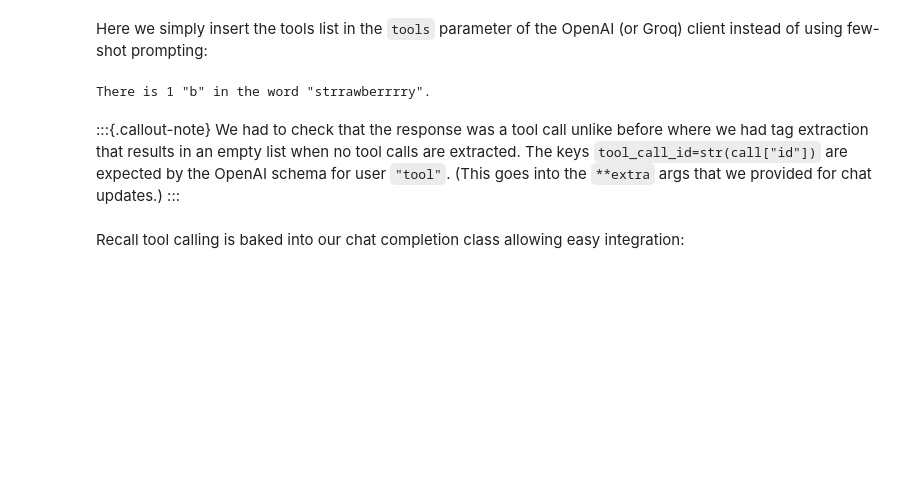
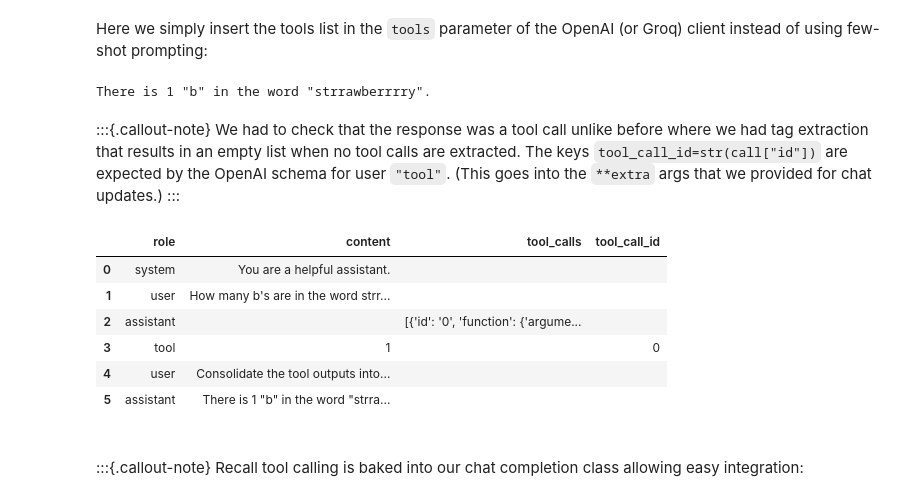
Before and after one commit to particle1331/ai-notebooks, a Jupyter notebook: topics/agents/03.ipynb, the cells around one changed output. Drawn from its saved outputs; the diff is of its cells as text; code cells hidden in the pictures; blank space fills up the shorter version.

```diff
--- a/topics/agents/03.ipynb
+++ b/topics/agents/03.ipynb
@@ -321,13 +321,13 @@ repeated multiple times.
 Here we simply insert the tools list in the  `tools` parameter of the OpenAI (or Groq) client instead of using few-shot prompting:
 # %%
 chat = ChatHistory("You are a helpful assistant.")
-chat.update(role="user", prompt="How manny b's are in the word strrawberrrry?")
+chat.update(role="user", prompt="How many b's are in the word strrawberrrry?")
 
 response = completions.create(chat, tools=Tool.list_tools())
-chat.update(role="assistant", prompt=str(response))
 if not isinstance(response, list):
     raise ValueError("Agent did not perform tool call.")
 
+chat.update(role="assistant", prompt=None, tool_calls=response)
 for call in response:
     output = Tool.execute(call)
     chat.update(role="tool", prompt=str(output), tool_call_id=str(call["id"]))
@@ -337,13 +337,27 @@ response = completions.create(chat, tools=Tool.list_tools())
 print(response, wrap=True)
 # %% [output]
 There is 1 "b" in the word "strrawberrrry".
-# %% [markdown]
-:::{.callout-note}
-We had to check that the response was a tool call unlike before where we had tag extraction that
-results in an empty list when no tool calls are extracted. The keys `tool_call_id=str(call["id"])`
-are expected by the OpenAI schema for user `"tool"`. (This goes into the `**extra` args that we provided for chat updates.)
-:::
+# %% [markdown]
+:::{.callout-note}
+We had to check that the response was a tool call unlike before where we had tag extraction that
+results in an empty list when no tool calls are extracted. The keys `tool_call_id=str(call["id"])`
+are expected by the OpenAI schema for user `"tool"`. (This goes into the `**extra` args that we provided for chat updates.)
+:::
+# %%
+chat.update(role="assistant", prompt=response)
+pd.DataFrame(chat).fillna("")
+# %% [output]
+|  | role | content | tool_calls | tool_call_id |
+| 0 | system | You are a helpful assistant. |  |  |
+| 1 | user | How many b's are in the word strr... |  |  |
+| 2 | assistant |  | [{'id': '0', 'function': {'argume... |  |
+| 3 | tool | 1 |  | 0 |
+| 4 | user | Consolidate the tool outputs into... |  |  |
+| 5 | assistant | There is 1 "b" in the word "strra... |  |  |
 # %% [markdown]
+<br>
+
+:::{.callout-note}
 Recall tool calling is baked into our chat completion class allowing easy integration:
 # %%
 display_python(ChatCompletions)
```
Also changed, not shown: parts of 12 cells of this notebook, 7 other files.
